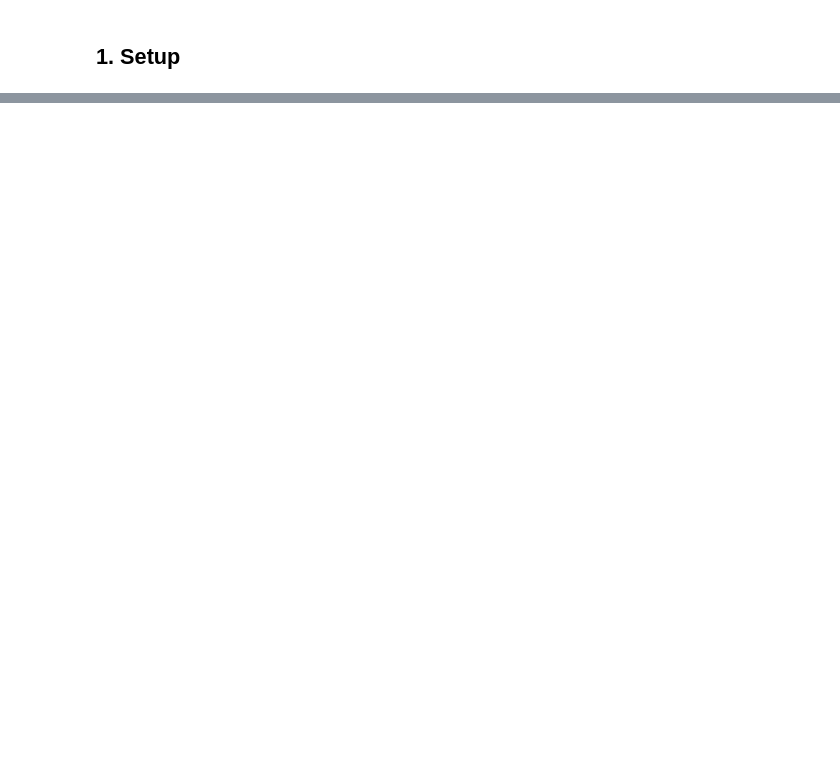
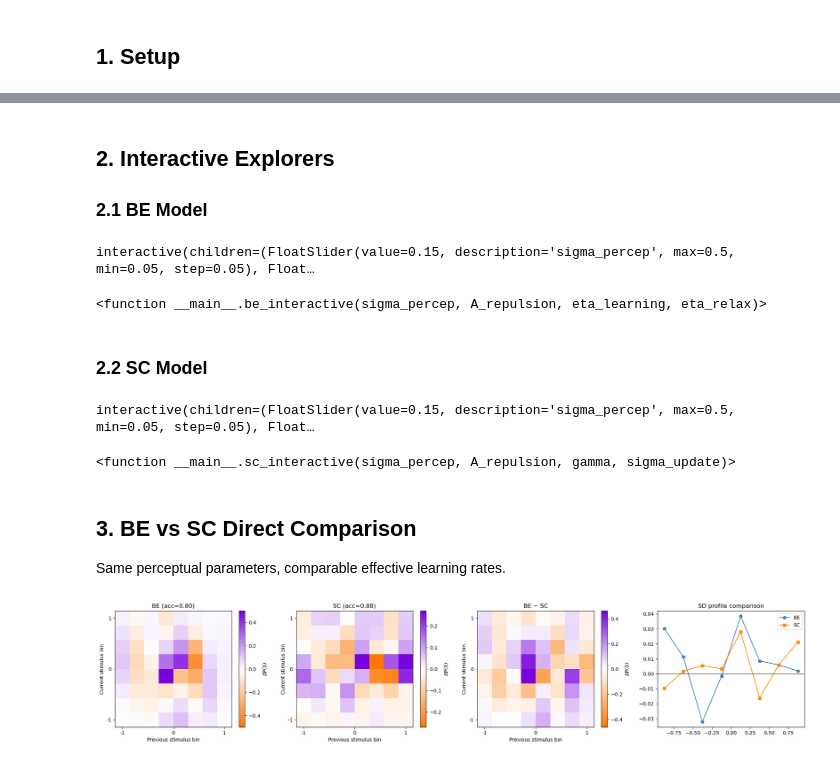
Before and after one commit to serkanshentyurk/sound_categorisation, a Jupyter notebook: Notebooks/0b_model_explorer.ipynb, the cells around one changed output, grey strips where cells are left out. Saved outputs shown, nothing was run; the diff lists cells and outputs as text; code cells hidden in the pictures; blank space fills up the shorter version.

```diff
--- a/Notebooks/0b_model_explorer.ipynb
+++ b/Notebooks/0b_model_explorer.ipynb
@@ -66,14 +22,0 @@ Imports OK
-# %%
-# ── Global settings ─────────────────────────────────────────────────────────
-N_TRIALS = 400
-BURN_IN  = 1000
-SEED     = 42
-N_BINS   = 8
-
-# Same stimuli for all simulations (fair comparison)
-STIMULI, CATEGORIES, _ = generate_stimuli(n_trials=N_TRIALS, seed=SEED)
-
-# Shared colourmap from styles
-from behav_utils.plotting.styles import UM_CMAP
-
-print(f"{N_TRIALS} trials, seed {SEED}, {N_BINS} bins")
@@ -1152,0 +77,65 @@ Recovery speed (sessions to return within 1 SD of Uniform baseline):
+# %% [markdown]
+## 2. Interactive Explorers
+
+### 2.1 BE Model
+# %%
+def be_interactive(sigma_percep, A_repulsion, eta_learning, eta_relax):
+    um, choices, acc, info = simulate_be(
+        sigma_percep, A_repulsion, eta_learning, eta_relax)
+    plot_model_output(um, choices, acc, title='BE Model')
+
+interact(be_interactive,
+         sigma_percep=FloatSlider(min=0.05, max=0.5, step=0.05, value=0.15),
+         A_repulsion=FloatSlider(min=0.0, max=0.5, step=0.05, value=0.1),
+         eta_learning=FloatSlider(min=0.05, max=0.9, step=0.05, value=0.35),
+         eta_relax=FloatSlider(min=0.01, max=0.4, step=0.02, value=0.12))
+# %% [output]
+interactive(children=(FloatSlider(value=0.15, description='sigma_percep', max=0.5, min=0.05, step=0.05), Float…
+<function __main__.be_interactive(sigma_percep, A_repulsion, eta_learning, eta_relax)>
+# %% [markdown]
+### 2.2 SC Model
+# %%
+def sc_interactive(sigma_percep, A_repulsion, gamma, sigma_update):
+    um, choices, acc, info = simulate_sc(
+        sigma_percep, A_repulsion, gamma, sigma_update)
+    plot_model_output(um, choices, acc, title='SC Model')
+
+interact(sc_interactive,
+         sigma_percep=FloatSlider(min=0.05, max=0.5, step=0.05, value=0.15),
+         A_repulsion=FloatSlider(min=0.0, max=0.5, step=0.05, value=0.1),
+         gamma=FloatSlider(min=0.1, max=1.0, step=0.05, value=0.95),
+         sigma_update=FloatSlider(min=0.1, max=1.0, step=0.1, value=0.3))
+# %% [output]
+interactive(children=(FloatSlider(value=0.15, description='sigma_percep', max=0.5, min=0.05, step=0.05), Float…
+<function __main__.sc_interactive(sigma_percep, A_repulsion, gamma, sigma_update)>
+# %% [markdown]
+## 3. BE vs SC Direct Comparison
+
+Same perceptual parameters, comparable effective learning rates.
+# %%
+SHARED = dict(sigma_percep=0.15, A_repulsion=0.10)
+BE_PARAMS = dict(**SHARED, eta_learning=0.35, eta_relax=0.12)
+SC_PARAMS = dict(**SHARED, gamma=0.95, sigma_update=0.3)
+
+be_um, be_ch, be_acc, _ = simulate_be(**BE_PARAMS)
+sc_um, sc_ch, sc_acc, _ = simulate_sc(**SC_PARAMS)
+
+fig, axes = plt.subplots(1, 4, figsize=(20, 4))
+plot_update_matrix(be_um, ax=axes[0], title=f'BE (acc={be_acc:.2f})')
+plot_update_matrix(sc_um, ax=axes[1], title=f'SC (acc={sc_acc:.2f})')
+diff = be_um - sc_um
+vmax = np.nanmax(np.abs(diff))
+plot_update_matrix(diff, ax=axes[2], title='BE − SC', vmin=-vmax, vmax=vmax)
+
+# SD profiles
+midpoints = np.linspace(-1, 1, N_BINS + 1)
+midpoints = (midpoints[:-1] + midpoints[1:]) / 2
+axes[3].plot(midpoints, np.nanmean(be_um, axis=1), 'o-', label='BE', color='steelblue')
+axes[3].plot(midpoints, np.nanmean(sc_um, axis=1), 's-', label='SC', color='darkorange')
+axes[3].axhline(0, color='k', lw=0.5)
+axes[3].legend()
+axes[3].set_title('SD profile comparison')
+plt.tight_layout()
+plt.show()
+# %% [output]
+[figure, added]
```
Also changed, not shown: parts of 49 cells of this notebook, 24 other files.
